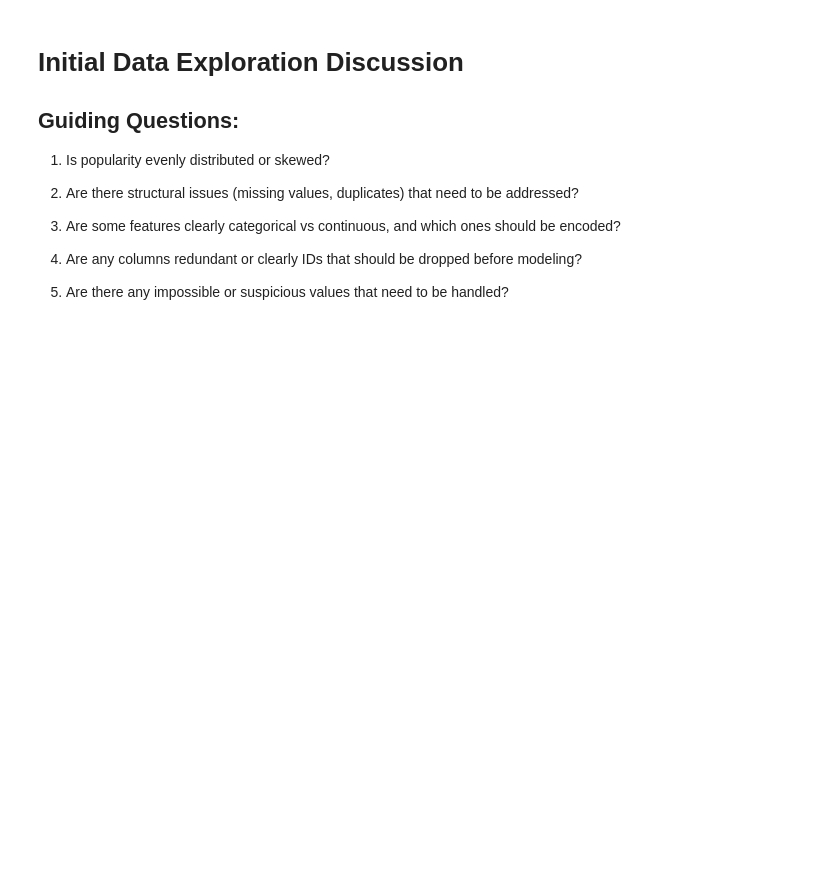
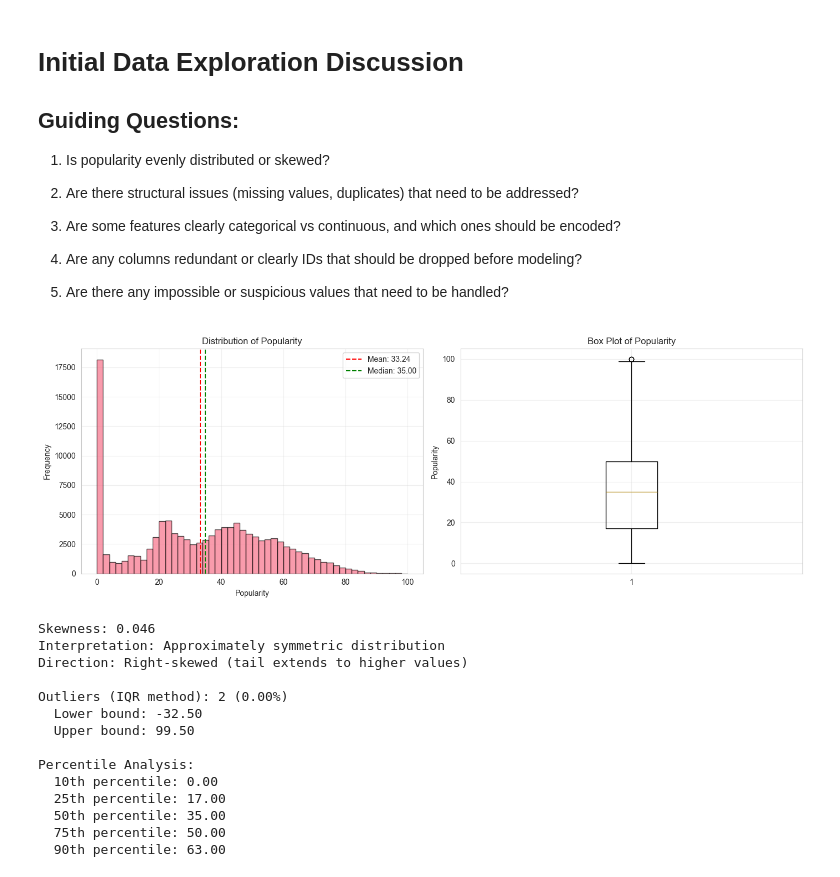
Before and after one commit to saachidhamija/spotify-popularity-prediction, a Jupyter notebook: spotify-popularity-prediction.ipynb, the cells around one changed output. Drawn from its saved outputs; the diff is of its cells as text; code cells hidden in the pictures; blank space fills up the shorter version.

```diff
--- a/spotify-popularity-prediction.ipynb
+++ b/spotify-popularity-prediction.ipynb
@@ -232,28 +232,6 @@ First 5 Rows:
 # ============================================================================
 # Analysis 1: Popularity Distribution
 # ============================================================================
-
-# Visualize popularity distribution
-fig, axes = plt.subplots(1, 2, figsize=(14, 5))
-
-# Histogram
-axes[0].hist(df['popularity'], bins=50, edgecolor='black', alpha=0.7)
-axes[0].axvline(df['popularity'].mean(), color='red', linestyle='--', label=f'Mean: {df["popularity"].mean():.2f}')
-axes[0].axvline(df['popularity'].median(), color='green', linestyle='--', label=f'Median: {df["popularity"].median():.2f}')
-axes[0].set_xlabel('Popularity')
-axes[0].set_ylabel('Frequency')
-axes[0].set_title('Distribution of Popularity')
-axes[0].legend()
-axes[0].grid(True, alpha=0.3)
-
-# Box plot
-axes[1].boxplot(df['popularity'], vert=True)
-axes[1].set_ylabel('Popularity')
-axes[1].set_title('Box Plot of Popularity')
-axes[1].grid(True, alpha=0.3)
-
-plt.tight_layout()
-plt.show()
 
 # Calculate skewness
 skewness = stats.skew(df['popularity'])
@@ -261,33 +239,49 @@ print(f"\nSkewness: {skewness:.3f}")
 if abs(skewness) < 0.5:
     print("Interpretation: Approximately symmetric distribution")
 elif abs(skewness) < 1:
     print("Interpretation: Moderately skewed distribution")
 else:
     print("Interpretation: Highly skewed distribution")
 
 if skewness > 0:
     print("Direction: Right-skewed (tail extends to higher values)")
 elif skewness < 0:
     print("Direction: Left-skewed (tail extends to lower values)")
 
 # Check for outliers using IQR method
 Q1 = df['popularity'].quantile(0.25)
 Q3 = df['popularity'].quantile(0.75)
 IQR = Q3 - Q1
 lower_bound = Q1 - 1.5 * IQR
 upper_bound = Q3 + 1.5 * IQR
 outliers = df[(df['popularity'] < lower_bound) | (df['popularity'] > upper_bound)]
 print(f"\nOutliers (IQR method): {len(outliers)} ({len(outliers)/len(df)*100:.2f}%)")
 print(f"  Lower bound: {lower_bound:.2f}")
 print(f"  Upper bound: {upper_bound:.2f}")
 
 # Percentile analysis
 print(f"\nPercentile Analysis:")
 print(f"  10th percentile: {df['popularity'].quantile(0.10):.2f}")
 print(f"  25th percentile: {df['popularity'].quantile(0.25):.2f}")
 print(f"  50th percentile: {df['popularity'].quantile(0.50):.2f}")
 print(f"  75th percentile: {df['popularity'].quantile(0.75):.2f}")
 print(f"  90th percentile: {df['popularity'].quantile(0.90):.2f}")
+# %% [output]
+[figure, added]
+Skewness: 0.046
+Interpretation: Approximately symmetric distribution
+Direction: Right-skewed (tail extends to higher values)
+
+Outliers (IQR method): 2 (0.00%)
+  Lower bound: -32.50
+  Upper bound: 99.50
+
+Percentile Analysis:
+  10th percentile: 0.00
+  25th percentile: 17.00
+  50th percentile: 35.00
+  75th percentile: 50.00
+  90th percentile: 63.00
 # %%
 # ============================================================================
 # Analysis 2: Structural Issues (Missing Values & Duplicates)
```
Also changed, not shown: parts of 10 cells of this notebook.
